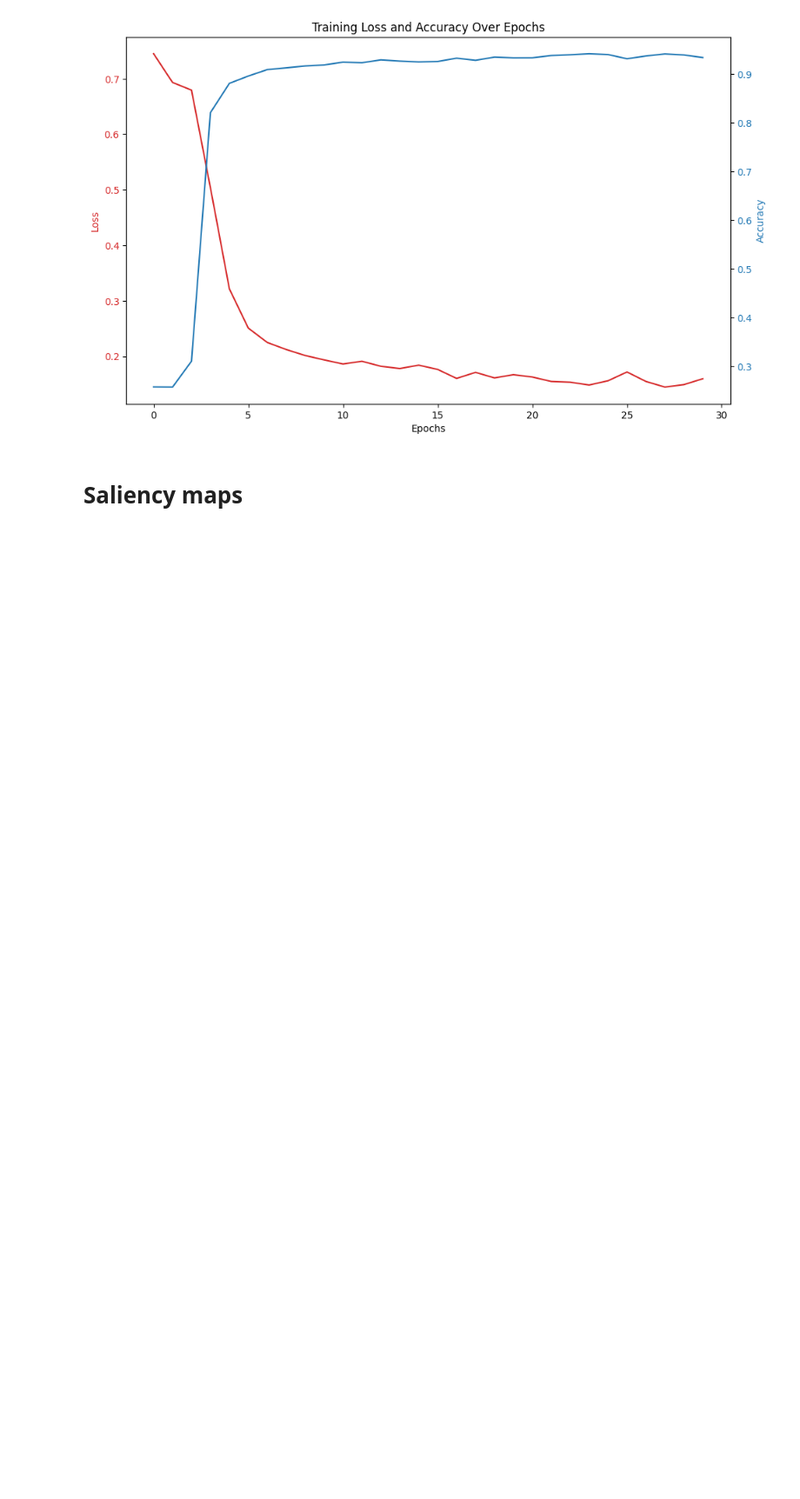
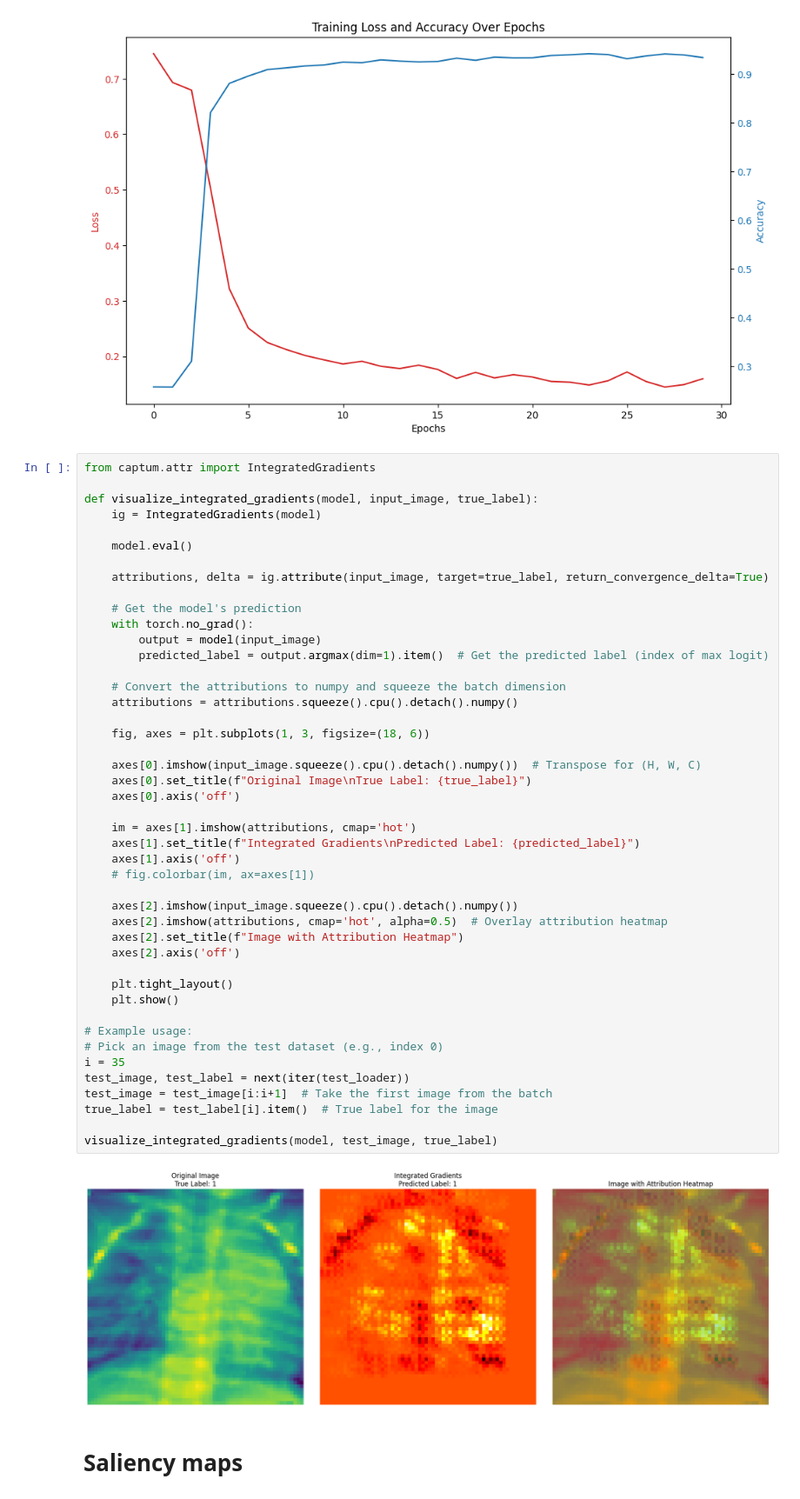
Before and after one commit to Gho-Ost/qlfuture-2025, a Jupyter notebook: notebooks/Quantum_Neuromorphic_Spiking_CNN_MedMNIST_Final_Saliency.ipynb, the cells around one changed output. Shown: that part at 87% size. Saved outputs shown, nothing was run; the diff lists cells and outputs as text; blank space fills up the shorter version.

Commit message:
Add integrated gradients

```diff
--- a/notebooks/Quantum_Neuromorphic_Spiking_CNN_MedMNIST_Final_Saliency.ipynb
+++ b/notebooks/Quantum_Neuromorphic_Spiking_CNN_MedMNIST_Final_Saliency.ipynb
@@ -460,6 +460,53 @@ plt.title('Training Loss and Accuracy Over Epochs')
 plt.show()
 # %% [output]
 [figure]
+# %%
+from captum.attr import IntegratedGradients
+
+def visualize_integrated_gradients(model, input_image, true_label):
+    ig = IntegratedGradients(model)
+
+    model.eval()
+
+    attributions, delta = ig.attribute(input_image, target=true_label, return_convergence_delta=True)
+
+    # Get the model's prediction
+    with torch.no_grad():
+        output = model(input_image)
+        predicted_label = output.argmax(dim=1).item()  # Get the predicted label (index of max logit)
+
+    # Convert the attributions to numpy and squeeze the batch dimension
+    attributions = attributions.squeeze().cpu().detach().numpy()
+
+    fig, axes = plt.subplots(1, 3, figsize=(18, 6))
+
+    axes[0].imshow(input_image.squeeze().cpu().detach().numpy())  # Transpose for (H, W, C)
+    axes[0].set_title(f"Original Image\nTrue Label: {true_label}")
+    axes[0].axis('off')
+
+    im = axes[1].imshow(attributions, cmap='hot')
+    axes[1].set_title(f"Integrated Gradients\nPredicted Label: {predicted_label}")
+    axes[1].axis('off')
+    # fig.colorbar(im, ax=axes[1])
+
+    axes[2].imshow(input_image.squeeze().cpu().detach().numpy())
+    axes[2].imshow(attributions, cmap='hot', alpha=0.5)  # Overlay attribution heatmap
+    axes[2].set_title(f"Image with Attribution Heatmap")
+    axes[2].axis('off')
+
+    plt.tight_layout()
+    plt.show()
+
+# Example usage:
+# Pick an image from the test dataset (e.g., index 0)
+i = 35
+test_image, test_label = next(iter(test_loader))
+test_image = test_image[i:i+1]  # Take the first image from the batch
+true_label = test_label[i].item()  # True label for the image
+
+visualize_integrated_gradients(model, test_image, true_label)
+# %% [output]
+[figure, added]
 # %% [markdown]
 # Saliency maps
 # %%
```
